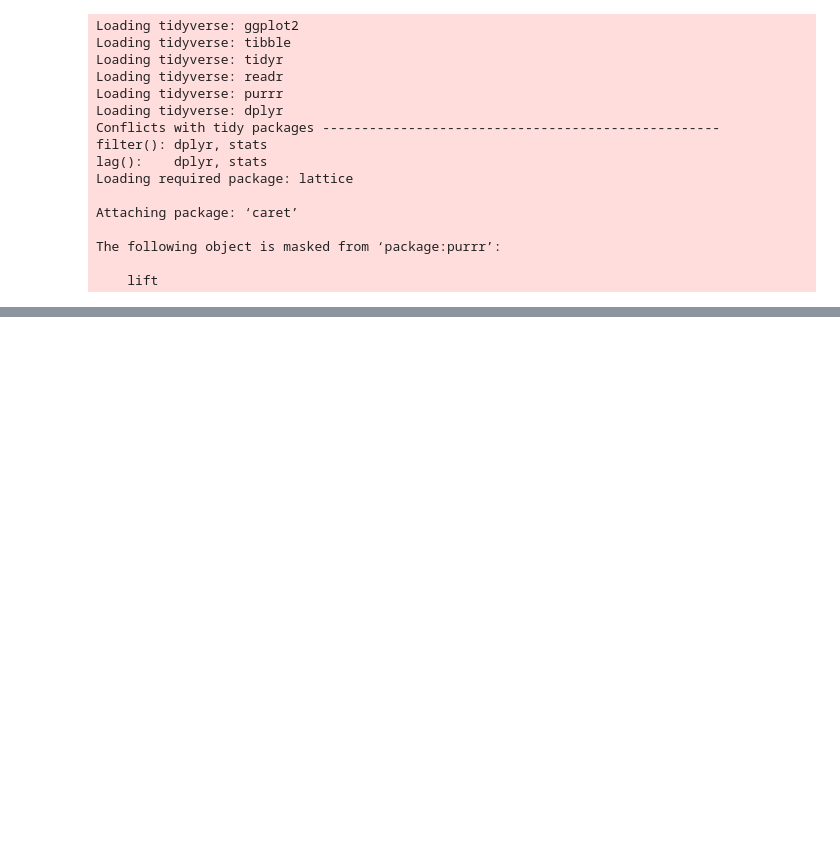
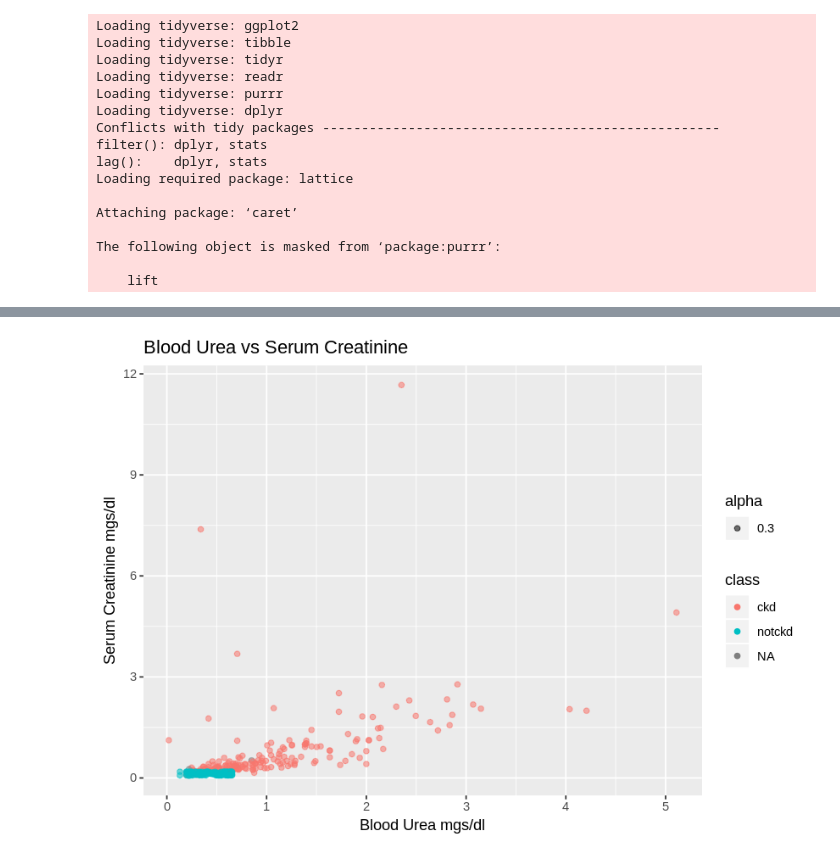
Before and after one commit to grandonseto/DSCI_100_group_project, a Jupyter notebook: Untitled.ipynb, the cells around one changed output, grey strips where cells are left out. Saved outputs shown, nothing was run; the diff lists cells and outputs as text; code cells hidden in the pictures; blank space fills up the shorter version.

```diff
--- a/Untitled.ipynb
+++ b/Untitled.ipynb
@@ -69,0 +39,3 @@ head(dummy_data)
+# %%
+kidney <- read_csv("https://raw.githubusercontent.com/UBC-DSCI/datasets/master/chronic_kidney_disease/chronic_kidney_disease_full.csv")
+head(kidney)
@@ -69,0 +69,12 @@ head(dummy_data)
+# %%
+class <- kidney %>%
+    select(class)
+head(class)
+
+kidney_quantitative_scaled <- kidney %>%
+    select(age, bp, bgr, bu, sc, sc, pot, hemo, pcv, wbcc, rbcc) %>%
+    scale(center = FALSE) %>%
+    data.frame() %>%
+    bind_cols(class)
+
+head(kidney_quantitative_scaled)
@@ -69,0 +96,9 @@ head(dummy_data)
+# %%
+options(repr.plot.height = 5)
+
+ggplot(kidney_quantitative_scaled, aes(x = bu, y = sc)) +
+geom_point(aes(color = class, alpha = 0.3)) +
+xlab("Blood Urea mgs/dl") +
+ylab("Serum Creatinine mgs/dl") +
+ggtitle("Blood Urea vs Serum Creatinine")
+# %% [output]
@@ -69,0 +107 @@ head(dummy_data)
+[figure, added]
```
Also changed, not shown: parts of 12 cells of this notebook.
